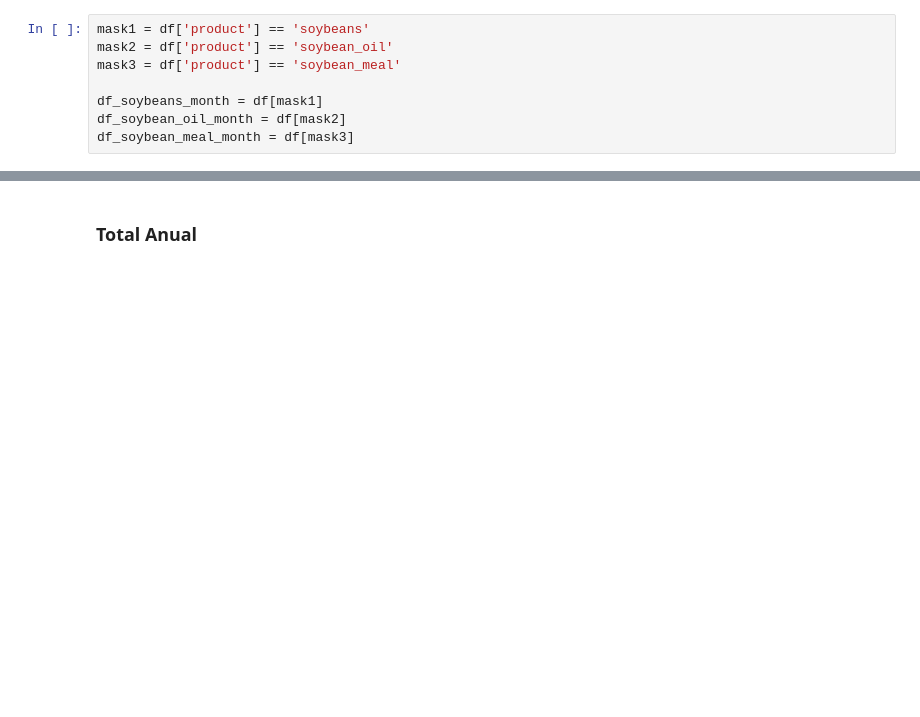
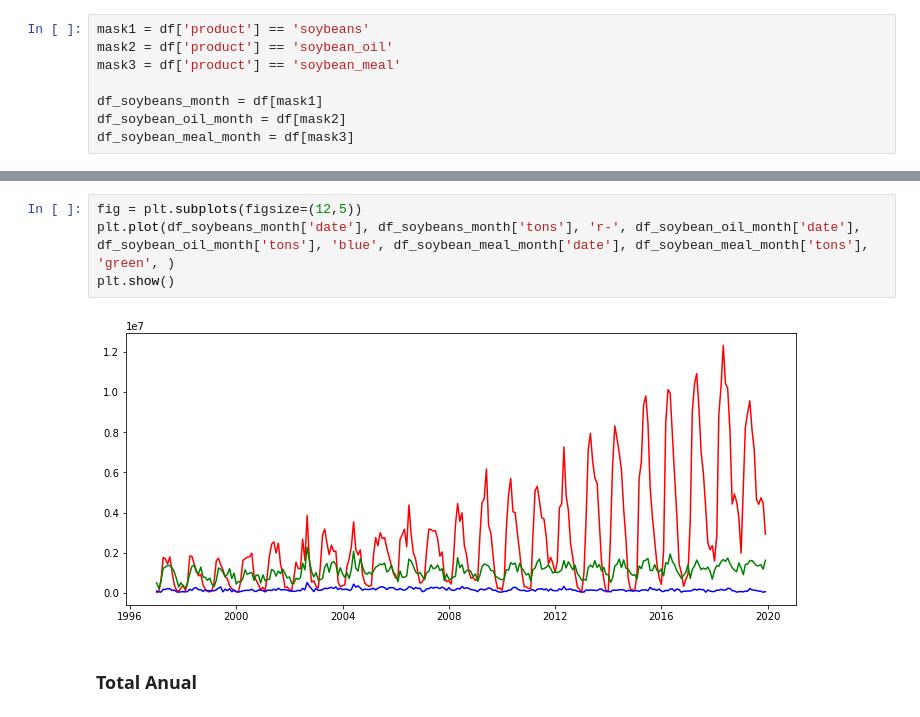
Before and after one commit to yguenka/4intelligence-Case, a Jupyter notebook: Data Analysis Skill Test.ipynb, the cells around one changed output, grey strips where cells are left out. Drawn from its saved outputs; the diff is of its cells as text; blank space fills up the shorter version.

```diff
--- a/Data Analysis Skill Test.ipynb
+++ b/Data Analysis Skill Test.ipynb
@@ -372,3 +372,9 @@ plt.show()
+# %%
+fig = plt.subplots(figsize=(12,5))
+plt.plot(df_soybeans_month['date'], df_soybeans_month['tons'], 'r-', df_soybean_oil_month['date'], df_soybean_oil_month['tons'], 'blue', df_soybean_meal_month['date'], df_soybean_meal_month['tons'], 'green', )
+plt.show()
+# %% [output]
+[figure, added]
 # %% [markdown]
 ### Total Anual
 # %%
```
Also changed, not shown: parts of 9 cells of this notebook, 5 other files.
